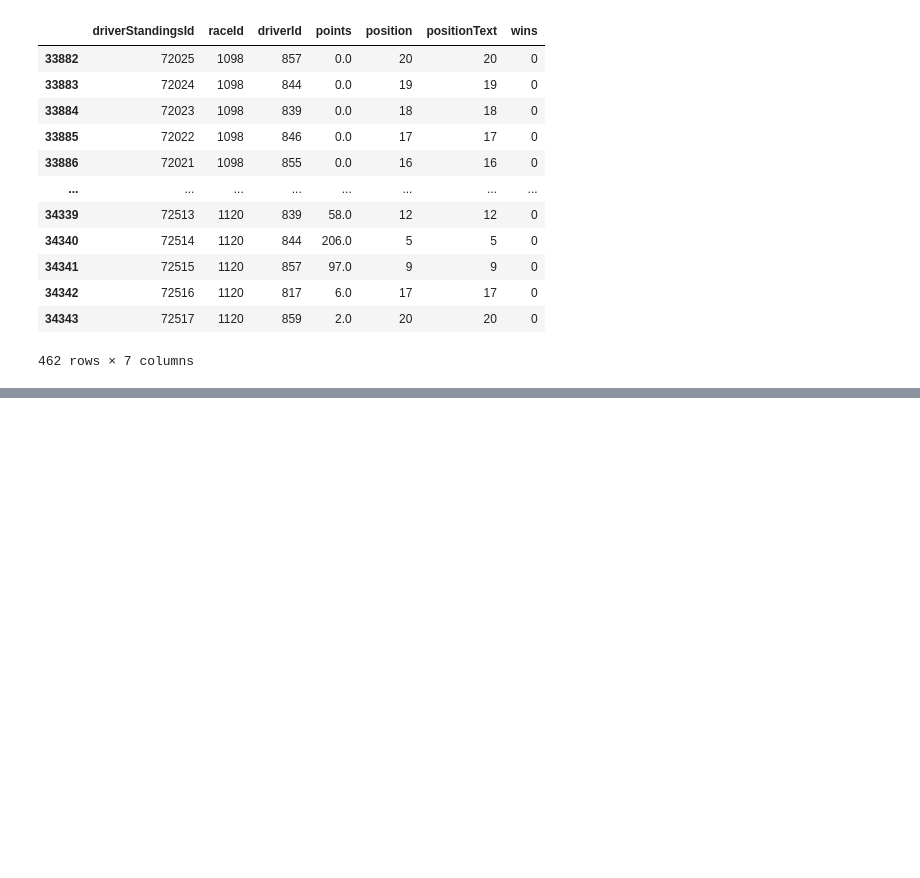
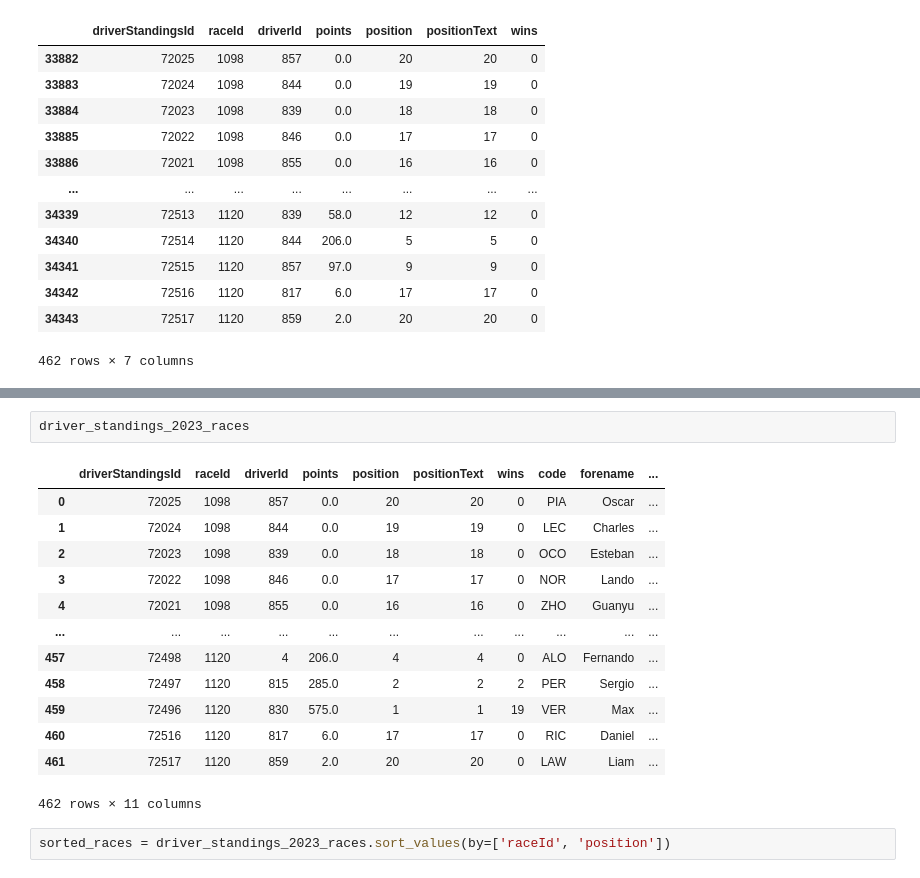
Before and after one commit to markprubin/formula1-analyst, a Jupyter notebook: F1 Driver and Constructor Season Totals 2023.ipynb, the cells around one changed output, grey strips where cells are left out. Saved outputs shown, nothing was run; the diff lists cells and outputs as text; blank space fills up the shorter version.

```diff
--- a/F1 Driver and Constructor Season Totals 2023.ipynb
+++ b/F1 Driver and Constructor Season Totals 2023.ipynb
@@ -90,0 +129,18 @@ driver_results_2023 = dr
+# %%
+driver_standings_2023_races
+# %% [output]
+|  | driverStandingsId | raceId | driverId | points | position | positionText | wins | code | forename | ... |
+| 0 | 72025 | 1098 | 857 | 0.0 | 20 | 20 | 0 | PIA | Oscar | ... |
+| 1 | 72024 | 1098 | 844 | 0.0 | 19 | 19 | 0 | LEC | Charles | ... |
+| 2 | 72023 | 1098 | 839 | 0.0 | 18 | 18 | 0 | OCO | Esteban | ... |
+| 3 | 72022 | 1098 | 846 | 0.0 | 17 | 17 | 0 | NOR | Lando | ... |
+| 4 | 72021 | 1098 | 855 | 0.0 | 16 | 16 | 0 | ZHO | Guanyu | ... |
+| ... | ... | ... | ... | ... | ... | ... | ... | ... | ... | ... |
+| 457 | 72498 | 1120 | 4 | 206.0 | 4 | 4 | 0 | ALO | Fernando | ... |
+| 458 | 72497 | 1120 | 815 | 285.0 | 2 | 2 | 2 | PER | Sergio | ... |
+| 459 | 72496 | 1120 | 830 | 575.0 | 1 | 1 | 19 | VER | Max | ... |
+| 460 | 72516 | 1120 | 817 | 6.0 | 17 | 17 | 0 | RIC | Daniel | ... |
+| 461 | 72517 | 1120 | 859 | 2.0 | 20 | 20 | 0 | LAW | Liam | ... |
+462 rows × 11 columns
+# %%
+sorted_races = driver_standings_2023_races.sort_values(by=['raceId', 'position'])
```
Also changed, not shown: parts of 8 cells of this notebook.
